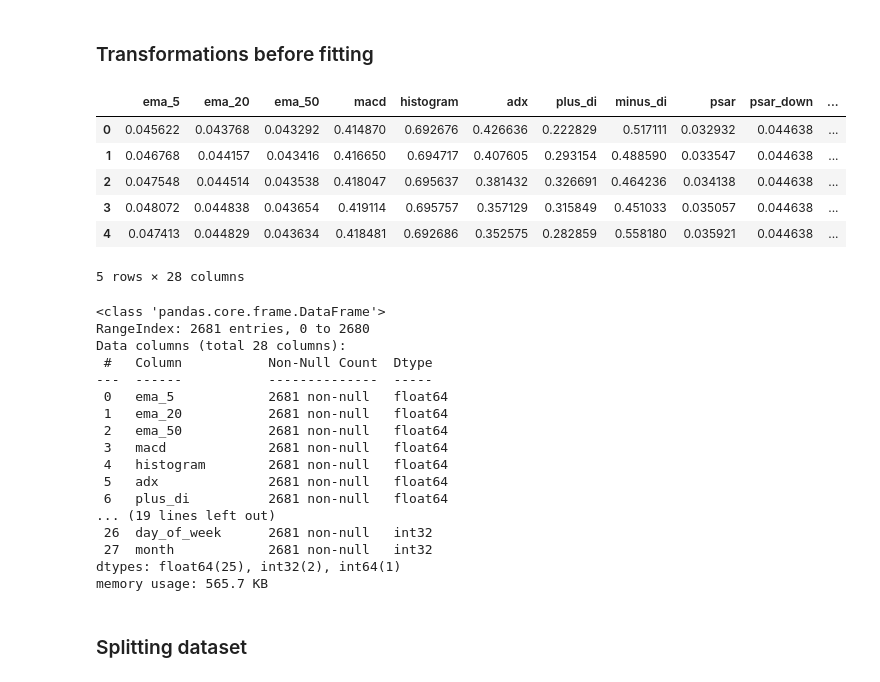
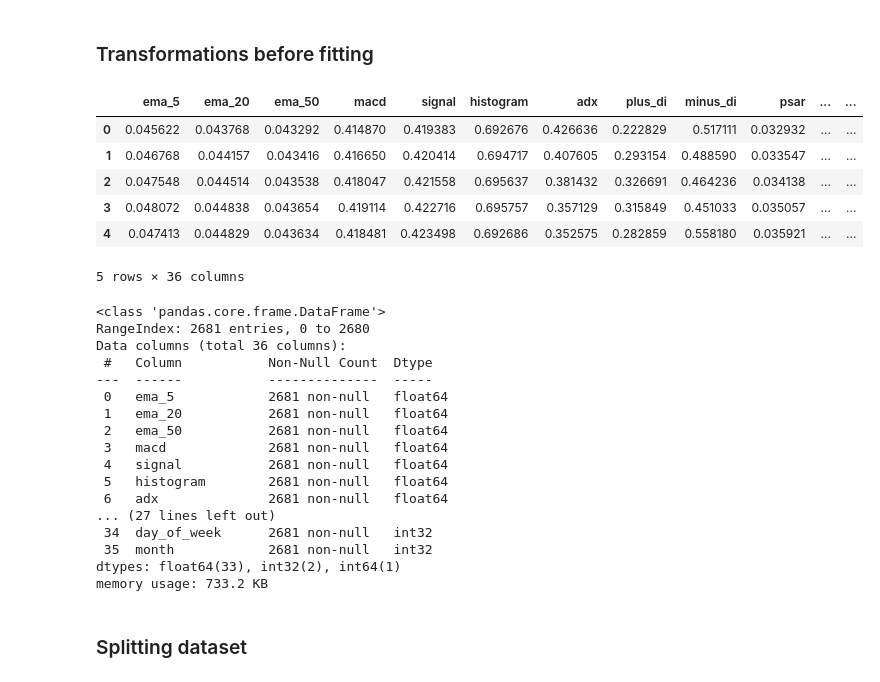
Before and after one commit to Altemir1/BTC-ML-Based-Trading-System, a Jupyter notebook: LSTM_price_predicton_with_technical_indicators.ipynb, the cells around one changed output. Drawn from its saved outputs; the diff is of its cells as text; code cells hidden in the pictures.

```diff
--- a/LSTM_price_predicton_with_technical_indicators.ipynb
+++ b/LSTM_price_predicton_with_technical_indicators.ipynb
@@ -25,14 +25,7 @@ df_selected = df.drop(columns=["open",
                                "volume",
                                "vwap_num",
                                "vwap_denom",
-                               "signal",
-                               "%K",
-                               "bb_middle",
-                               "atr",
-                               "kc_upper",
-                               "kc_middle",
-                               "kc_lower",
-                               "vwap"])
+                               ])
 # %% [markdown]
 ### Transformations before fitting
 # %%
@@ -53,61 +46,62 @@ def preprocess_price_data(df):
         'macd', 'histogram',
         'adx', 'plus_di', 'minus_di',
         'psar', 'psar_up', 'psar_down',
         'momentum', 'cci',
         'bb_upper', 'bb_lower',
         'donchian_upper', 'donchian_lower', 'donchian_middle',
-        'obv', 'ad_line', 'cmf'
+        'obv', 'ad_line', 'cmf', "signal", "%K", "bb_middle", "atr","kc_upper",
+        "kc_middle", "kc_lower","vwap"
     ]
 
 
     scaler = MinMaxScaler()
     df[features_to_normalize] = scaler.fit_transform(df[features_to_normalize])
 
     return df
 
 
 df_selected = preprocess_price_data(df_selected)
 
 # Make a classification task instead of regression for 1 day shift
 df_selected['future_return'] = df_selected['log_close'].shift(-1) - df_selected['log_close']
 df_selected['target'] = (df_selected['future_return'] > 0).astype(int)  # 1 = price up, 0 = price down
 df_selected.drop("future_return", axis=1, inplace=True)
 # Add time based features
 df_selected["date"] = pd.to_datetime(df_selected["date"])
 df_selected['day_of_week'] = df_selected['date'].dt.dayofweek
 df_selected['month'] = df_selected['date'].dt.month
 df_selected.drop("date", axis=1, inplace=True)
 
 
 df_selected.head()
 # %% [output]
-|  | ema_5 | ema_20 | ema_50 | macd | histogram | adx | plus_di | minus_di | psar | psar_down | ... |
-| 0 | 0.045622 | 0.043768 | 0.043292 | 0.414870 | 0.692676 | 0.426636 | 0.222829 | 0.517111 | 0.032932 | 0.044638 | ... |
-| 1 | 0.046768 | 0.044157 | 0.043416 | 0.416650 | 0.694717 | 0.407605 | 0.293154 | 0.488590 | 0.033547 | 0.044638 | ... |
-| 2 | 0.047548 | 0.044514 | 0.043538 | 0.418047 | 0.695637 | 0.381432 | 0.326691 | 0.464236 | 0.034138 | 0.044638 | ... |
-| 3 | 0.048072 | 0.044838 | 0.043654 | 0.419114 | 0.695757 | 0.357129 | 0.315849 | 0.451033 | 0.035057 | 0.044638 | ... |
-| 4 | 0.047413 | 0.044829 | 0.043634 | 0.418481 | 0.692686 | 0.352575 | 0.282859 | 0.558180 | 0.035921 | 0.044638 | ... |
+|  | ema_5 | ema_20 | ema_50 | macd | signal | histogram | adx | plus_di | minus_di | psar | ... | ... |
+| 0 | 0.045622 | 0.043768 | 0.043292 | 0.414870 | 0.419383 | 0.692676 | 0.426636 | 0.222829 | 0.517111 | 0.032932 | ... | ... |
+| 1 | 0.046768 | 0.044157 | 0.043416 | 0.416650 | 0.420414 | 0.694717 | 0.407605 | 0.293154 | 0.488590 | 0.033547 | ... | ... |
+| 2 | 0.047548 | 0.044514 | 0.043538 | 0.418047 | 0.421558 | 0.695637 | 0.381432 | 0.326691 | 0.464236 | 0.034138 | ... | ... |
+| 3 | 0.048072 | 0.044838 | 0.043654 | 0.419114 | 0.422716 | 0.695757 | 0.357129 | 0.315849 | 0.451033 | 0.035057 | ... | ... |
+| 4 | 0.047413 | 0.044829 | 0.043634 | 0.418481 | 0.423498 | 0.692686 | 0.352575 | 0.282859 | 0.558180 | 0.035921 | ... | ... |
-5 rows × 28 columns
+5 rows × 36 columns
 # %%
 df_selected.info()
 # %% [output]
 <class 'pandas.core.frame.DataFrame'>
 RangeIndex: 2681 entries, 0 to 2680
-Data columns (total 28 columns):
+Data columns (total 36 columns):
  #   Column           Non-Null Count  Dtype
 ---  ------           --------------  -----
  0   ema_5            2681 non-null   float64
  1   ema_20           2681 non-null   float64
  2   ema_50           2681 non-null   float64
  3   macd             2681 non-null   float64
- 4   histogram        2681 non-null   float64
- 5   adx              2681 non-null   float64
- 6   plus_di          2681 non-null   float64
-... (19 lines left out)
- 26  day_of_week      2681 non-null   int32
- 27  month            2681 non-null   int32
-dtypes: float64(25), int32(2), int64(1)
-memory usage: 565.7 KB
+ 4   signal           2681 non-null   float64
+ 5   histogram        2681 non-null   float64
+ 6   adx              2681 non-null   float64
+... (27 lines left out)
+ 34  day_of_week      2681 non-null   int32
+ 35  month            2681 non-null   int32
+dtypes: float64(33), int32(2), int64(1)
+memory usage: 733.2 KB
 # %% [markdown]
 ### Splitting dataset
 # %%
```
Also changed, not shown: parts of 20 cells of this notebook.
